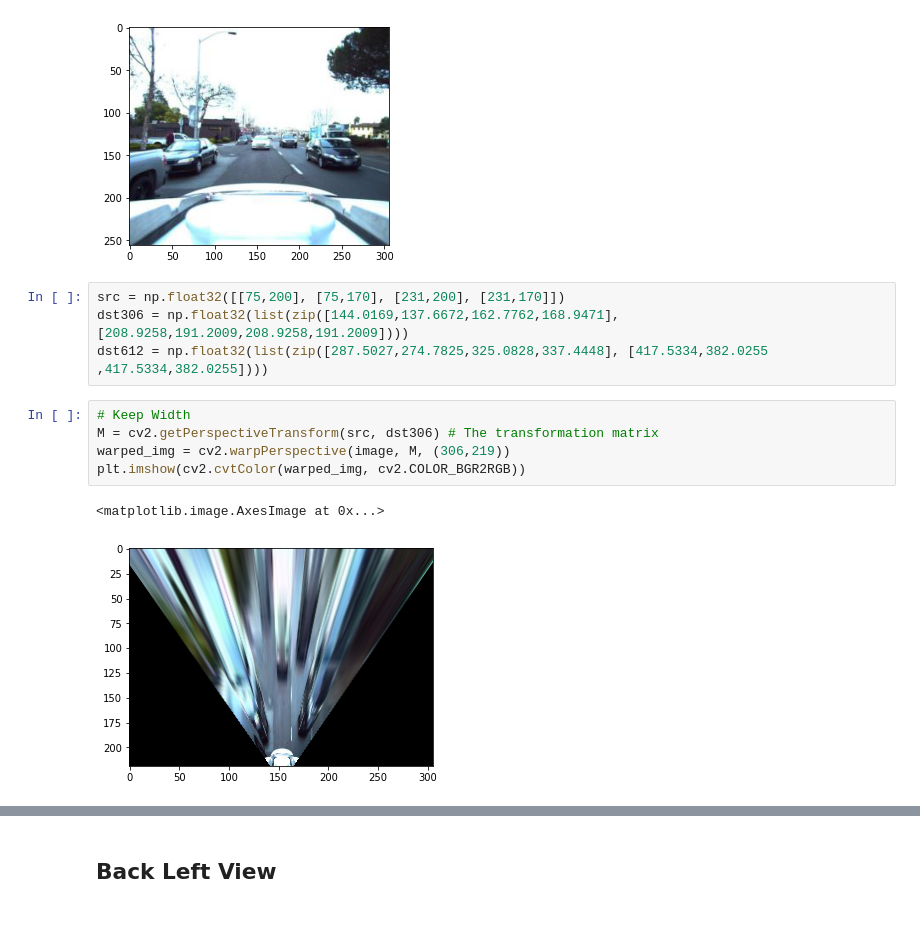
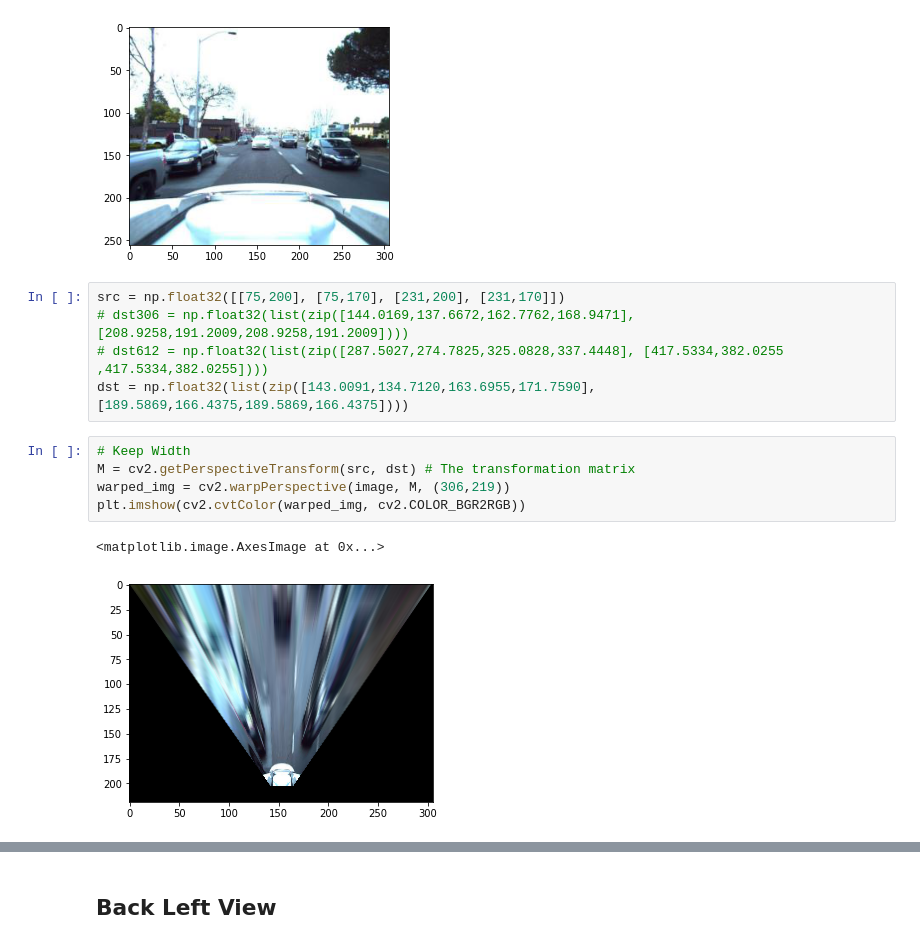
Before and after one commit to cbrillosonnino/DLSP20-Project, a Jupyter notebook: IPM.ipynb, the cells around one changed output, grey strips where cells are left out. Cells and saved outputs as stored; diff of their text form.

```diff
--- a/IPM.ipynb
+++ b/IPM.ipynb
@@ -179,13 +158,14 @@ plt.imshow(cv2.cvtColor(image, cv2.COLOR_BGR2RGB))
 [figure]
 # %%
 src = np.float32([[75,200], [75,170], [231,200], [231,170]])
-dst306 = np.float32(list(zip([144.0169,137.6672,162.7762,168.9471], [208.9258,191.2009,208.9258,191.2009])))
-dst612 = np.float32(list(zip([287.5027,274.7825,325.0828,337.4448], [417.5334,382.0255 ,417.5334,382.0255])))
+# dst306 = np.float32(list(zip([144.0169,137.6672,162.7762,168.9471], [208.9258,191.2009,208.9258,191.2009])))
+# dst612 = np.float32(list(zip([287.5027,274.7825,325.0828,337.4448], [417.5334,382.0255 ,417.5334,382.0255])))
+dst = np.float32(list(zip([143.0091,134.7120,163.6955,171.7590], [189.5869,166.4375,189.5869,166.4375])))
 # %%
 # Keep Width
-M = cv2.getPerspectiveTransform(src, dst306) # The transformation matrix
+M = cv2.getPerspectiveTransform(src, dst) # The transformation matrix
 warped_img = cv2.warpPerspective(image, M, (306,219))
 plt.imshow(cv2.cvtColor(warped_img, cv2.COLOR_BGR2RGB))
 # %% [output]
 <matplotlib.image.AxesImage at 0x...>
-[figure, old version]
+[figure, new version]
```
Also changed, not shown: parts of 16 cells of this notebook.
